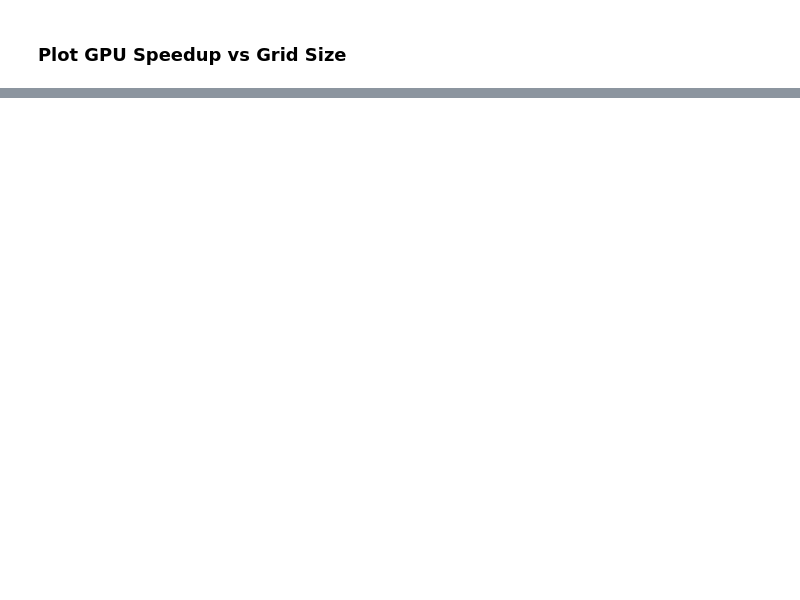
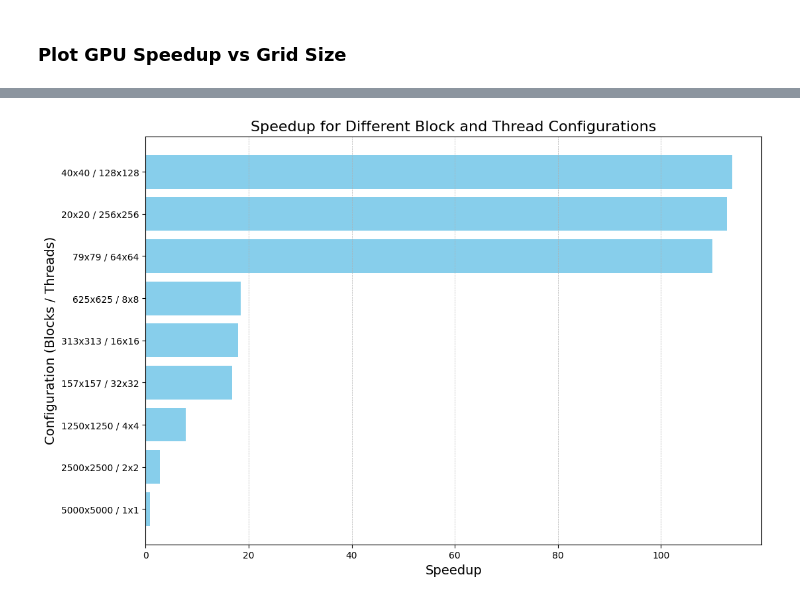
Before and after one commit to marussia239/HPC_2024_2025, a Jupyter notebook: homework-2/Homework_CUDA.ipynb, the cells around one changed output, grey strips where cells are left out. Saved outputs shown, nothing was run; the diff lists cells and outputs as text; code cells hidden in the pictures; blank space fills up the shorter version.

```diff
--- a/homework-2/Homework_CUDA.ipynb
+++ b/homework-2/Homework_CUDA.ipynb
@@ -757,0 +773,6 @@ See the caveats in the documentation: https://pandas.pydata.org/pandas-docs/stab
+# %%
+df = pd.read_csv("results_upd.csv", names=["Grid.x", "Grid.y", "Timesteps", "Threads.x", "Blocks.x", "CPU Time", "GPU Time", "Speedup"])
+df = df[["Grid.x", "Grid.y", "Timesteps", "Threads.x", "Blocks.x", "CPU Time", "GPU Time", "Speedup"]]
+df = df.sort_values(by=["Grid.x", "Threads.x"], ignore_index=True)
+
+df
@@ -757,0 +797,18 @@ See the caveats in the documentation: https://pandas.pydata.org/pandas-docs/stab
+# %%
+import pandas as pd
+import matplotlib.pyplot as plt
+
+df["Configuration"] = df["Blocks.x"].astype(str) + "x" + df["Blocks.x"].astype(str) + " / " + df["Threads.x"].astype(str) + "x" + df["Threads.x"].astype(str)
+
+df = df.sort_values("Speedup")
+
+plt.figure(figsize=(12, 8))
+plt.barh(df[df["Grid.x"] == 5000]["Configuration"], df[df["Grid.x"] == 5000]["Speedup"], color="skyblue")
+plt.xlabel("Speedup", fontsize=14)
+plt.ylabel("Configuration (Blocks / Threads)", fontsize=14)
+plt.title("Speedup for Different Block and Thread Configurations", fontsize=16)
+plt.grid(True, axis="x", linestyle="--", linewidth=0.5)
+plt.savefig('speedup_5000.png', dpi=300, bbox_inches='tight')
+plt.show()
+# %% [output]
+[figure, added]
```
Also changed, not shown: parts of 15 cells of this notebook, 2 other files.
